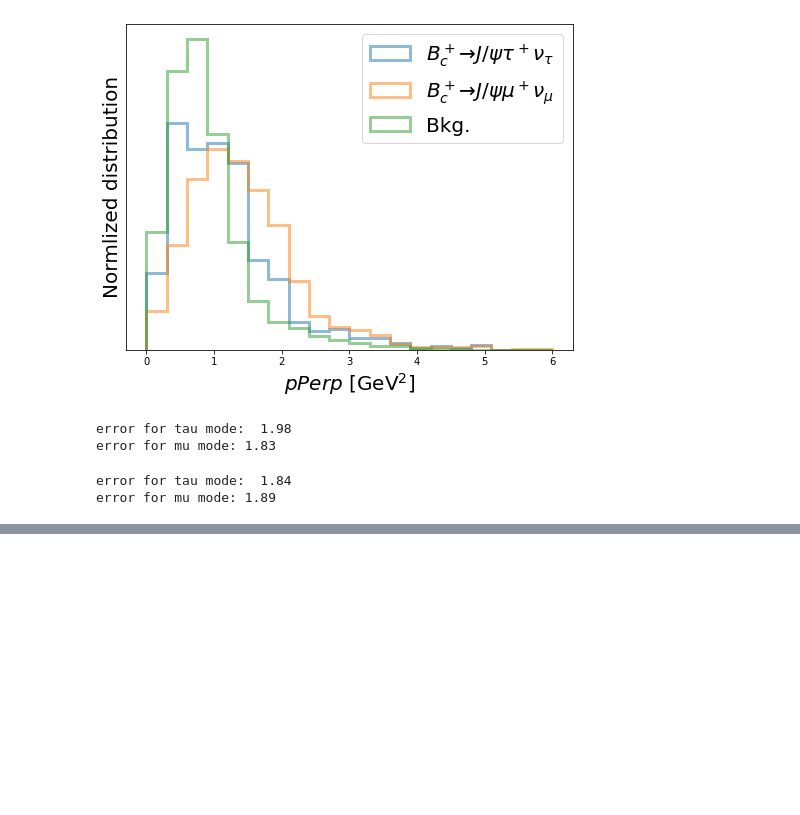
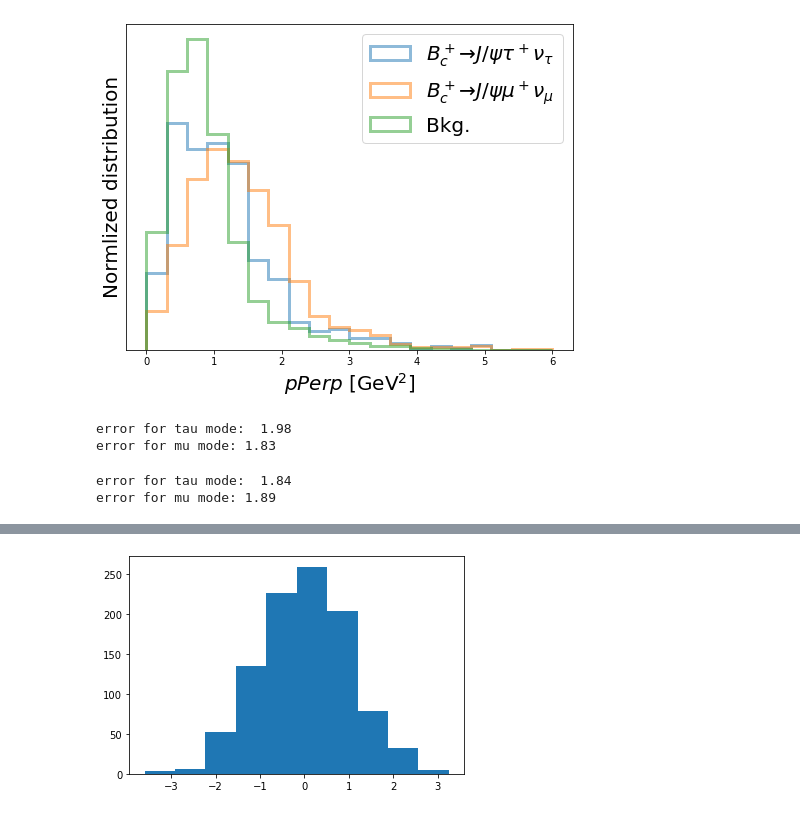
Before and after one commit to ansonkwokth/LFUV_Z-pole, a Jupyter notebook: RJpsi/BDTCut_v2.ipynb, the cells around one changed output, grey strips where cells are left out. Cells and saved outputs as stored; diff of their text form; code cells hidden in the pictures; blank space fills up the shorter version.

```diff
--- a/RJpsi/BDTCut_v2.ipynb
+++ b/RJpsi/BDTCut_v2.ipynb
@@ -1392,0 +1472,6 @@ df_mHc[df_mHc.target!=2]['mHc'].std()*1000
+# %%
+v = np.random.normal(0, 1, 1000)
+# %%
+plt.hist(v);
+# %% [output]
+[figure, added]
```
Also changed, not shown: parts of 18 cells of this notebook, 21 other files.
